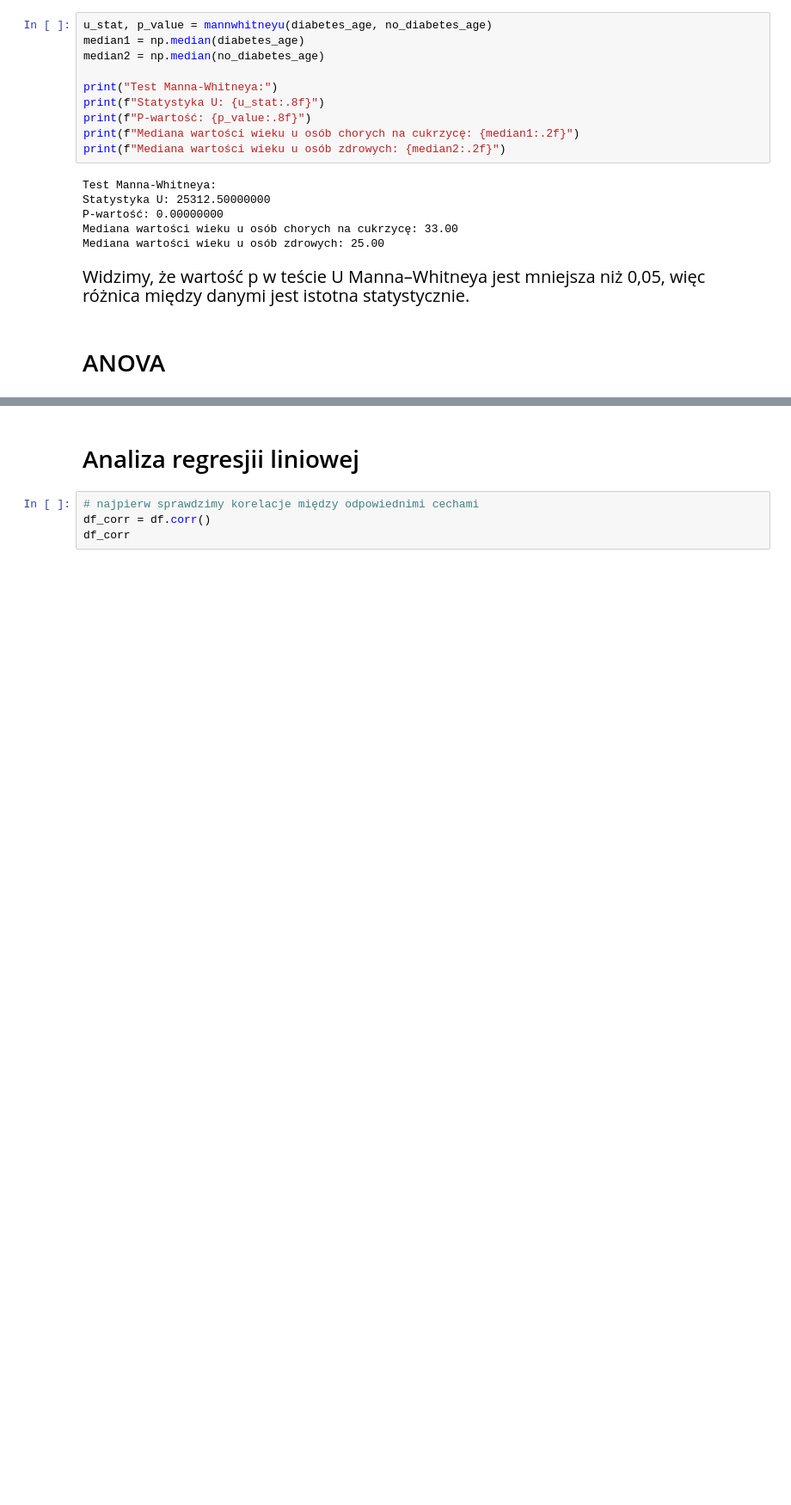
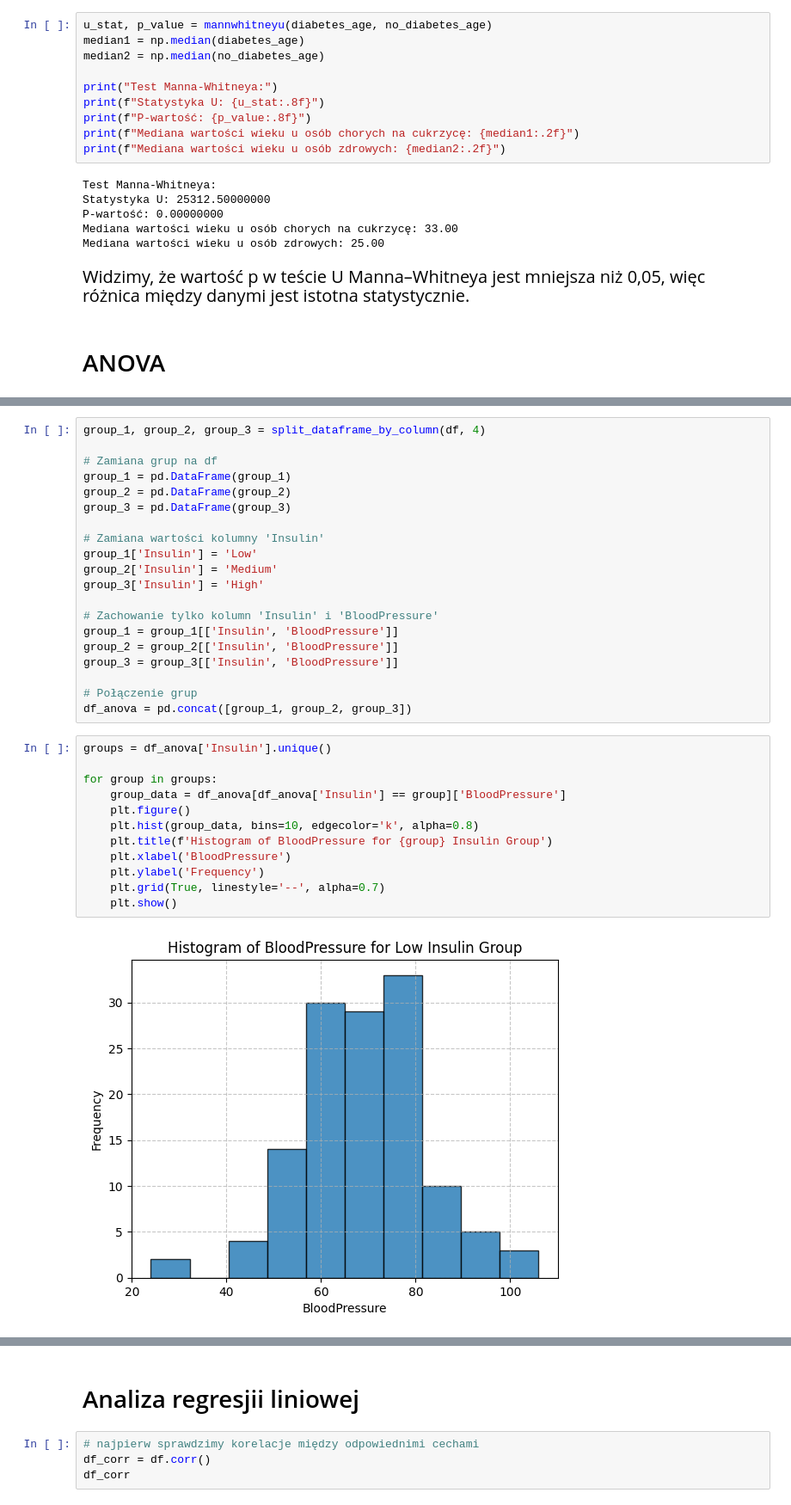
Before and after one commit to Gipsonek123/Projekt-statystyczna_analiza_danych, a Jupyter notebook: Projekt - statystyczna analiza danych.ipynb, the cells around one changed output, grey strips where cells are left out. Shown: that part at 86% size. Drawn from its saved outputs; the diff is of its cells as text; blank space fills up the shorter version.

Commit message:
Added ANOVA

```diff
--- a/Projekt - statystyczna analiza danych.ipynb
+++ b/Projekt - statystyczna analiza danych.ipynb
@@ -392,0 +463,34 @@ Widzimy, że wartość p w teście U Manna–Whitneya jest mniejsza niż 0,05, w
+# %%
+group_1, group_2, group_3 = split_dataframe_by_column(df, 4)
+
+# Zamiana grup na df
+group_1 = pd.DataFrame(group_1)
+group_2 = pd.DataFrame(group_2)
+group_3 = pd.DataFrame(group_3)
+
+# Zamiana wartości kolumny 'Insulin'
+group_1['Insulin'] = 'Low'
+group_2['Insulin'] = 'Medium'
+group_3['Insulin'] = 'High'
+
+# Zachowanie tylko kolumn 'Insulin' i 'BloodPressure'
+group_1 = group_1[['Insulin', 'BloodPressure']]
+group_2 = group_2[['Insulin', 'BloodPressure']]
+group_3 = group_3[['Insulin', 'BloodPressure']]
+
+# Połączenie grup
+df_anova = pd.concat([group_1, group_2, group_3])
+# %%
+groups = df_anova['Insulin'].unique()
+
+for group in groups:
+    group_data = df_anova[df_anova['Insulin'] == group]['BloodPressure']
+    plt.figure()
+    plt.hist(group_data, bins=10, edgecolor='k', alpha=0.8)
+    plt.title(f'Histogram of BloodPressure for {group} Insulin Group')
+    plt.xlabel('BloodPressure')
+    plt.ylabel('Frequency')
+    plt.grid(True, linestyle='--', alpha=0.7)
+    plt.show()
+# %% [output]
+[figure, added]
```
Also changed, not shown: parts of 12 cells of this notebook.
